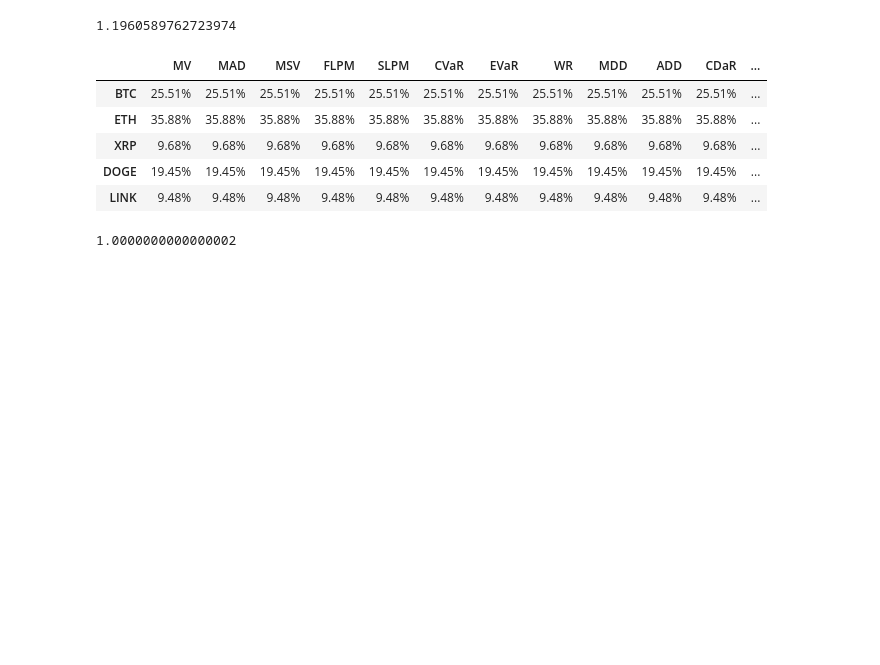
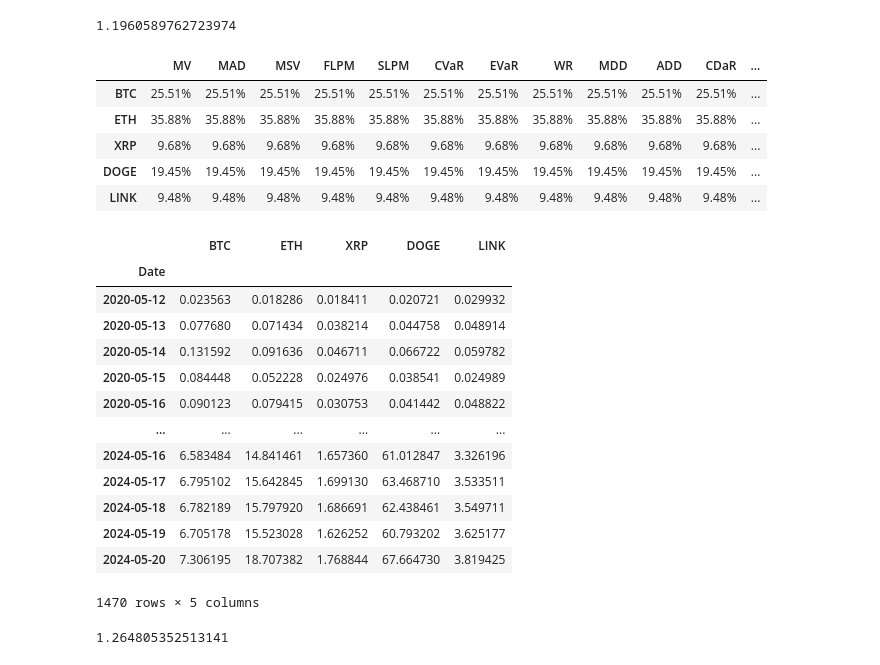
Before and after one commit to bamarasingam/meme_portfolio, a Jupyter notebook: riskfolio_port.ipynb, the cells around one changed output. Saved outputs shown, nothing was run; the diff lists cells and outputs as text; code cells hidden in the pictures; blank space fills up the shorter version.

```diff
--- a/riskfolio_port.ipynb
+++ b/riskfolio_port.ipynb
@@ -316,7 +318,25 @@ w_s.style.format("{:.2%}").background_gradient(cmap='YlGn')
 | XRP | 9.68% | 9.68% | 9.68% | 9.68% | 9.68% | 9.68% | 9.68% | 9.68% | 9.68% | 9.68% | 9.68% | ... |
 | DOGE | 19.45% | 19.45% | 19.45% | 19.45% | 19.45% | 19.45% | 19.45% | 19.45% | 19.45% | 19.45% | 19.45% | ... |
 | LINK | 9.48% | 9.48% | 9.48% | 9.48% | 9.48% | 9.48% | 9.48% | 9.48% | 9.48% | 9.48% | 9.48% | ... |
-# %%
-w_s.ADD.sum()
-# %% [output]
-1.0000000000000002
+# %%
+cum_returns = np.cumprod(1+returns) - 1
+cum_returns
+# %% [output]
+|  | BTC | ETH | XRP | DOGE | LINK |
+| Date |  |  |  |  |  |
+| 2020-05-12 | 0.023563 | 0.018286 | 0.018411 | 0.020721 | 0.029932 |
+| 2020-05-13 | 0.077680 | 0.071434 | 0.038214 | 0.044758 | 0.048914 |
+| 2020-05-14 | 0.131592 | 0.091636 | 0.046711 | 0.066722 | 0.059782 |
+| 2020-05-15 | 0.084448 | 0.052228 | 0.024976 | 0.038541 | 0.024989 |
+| 2020-05-16 | 0.090123 | 0.079415 | 0.030753 | 0.041442 | 0.048822 |
+| ... | ... | ... | ... | ... | ... |
+| 2024-05-16 | 6.583484 | 14.841461 | 1.657360 | 61.012847 | 3.326196 |
+| 2024-05-17 | 6.795102 | 15.642845 | 1.699130 | 63.468710 | 3.533511 |
+| 2024-05-18 | 6.782189 | 15.797920 | 1.686691 | 62.438461 | 3.549711 |
+| 2024-05-19 | 6.705178 | 15.523028 | 1.626252 | 60.793202 | 3.625177 |
+| 2024-05-20 | 7.306195 | 18.707382 | 1.768844 | 67.664730 | 3.819425 |
+1470 rows × 5 columns
+# %%
+MDD_Abs(cum_returns['XRP'])
+# %% [output]
+1.264805352513141
```
Also changed, not shown: parts of 7 cells of this notebook, 1 other file.
